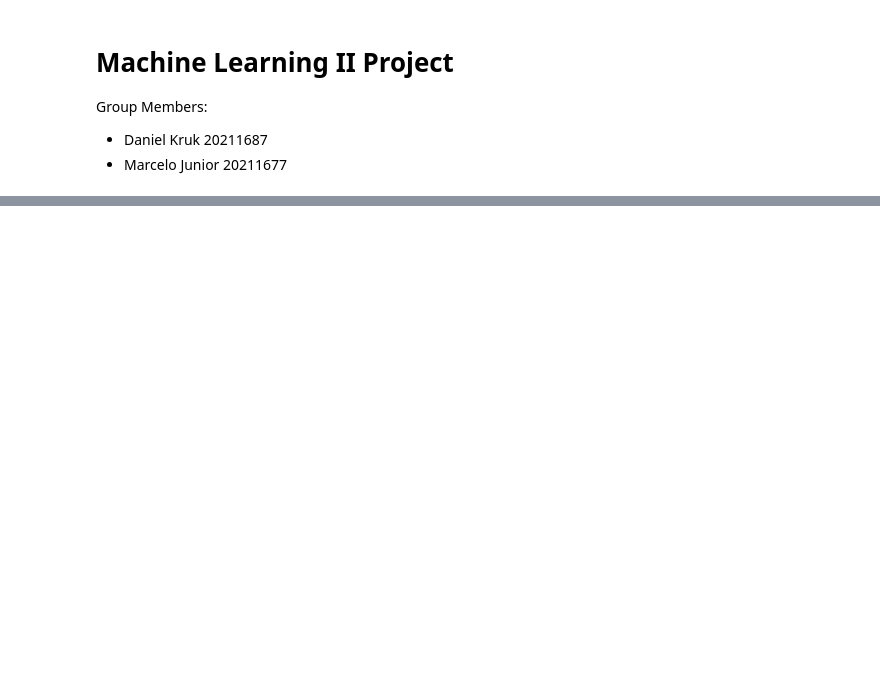
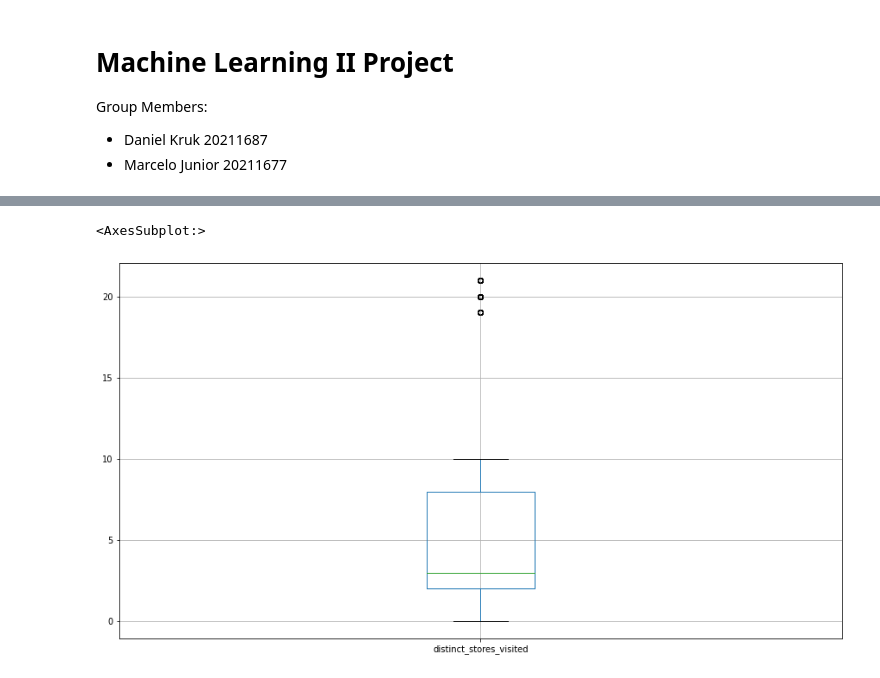
Before and after one commit to MarceloJ18/KeizerKrukis, a Jupyter notebook: proj_code_nb.ipynb, the cells around one changed output, grey strips where cells are left out. Drawn from its saved outputs; the diff is of its cells as text; code cells hidden in the pictures; blank space fills up the shorter version.

```diff
--- a/proj_code_nb.ipynb
+++ b/proj_code_nb.ipynb
@@ -467,0 +190,6 @@ customer_info.to_csv(path + 'Customer Info PPC.csv', index= False)
+# %%
+#Distinct_stores_visited boxplot
+customer_info.boxplot('distinct_stores_visited')
+# %% [output]
+<AxesSubplot:>
+[figure, added]
```
Also changed, not shown: parts of 63 cells of this notebook.
